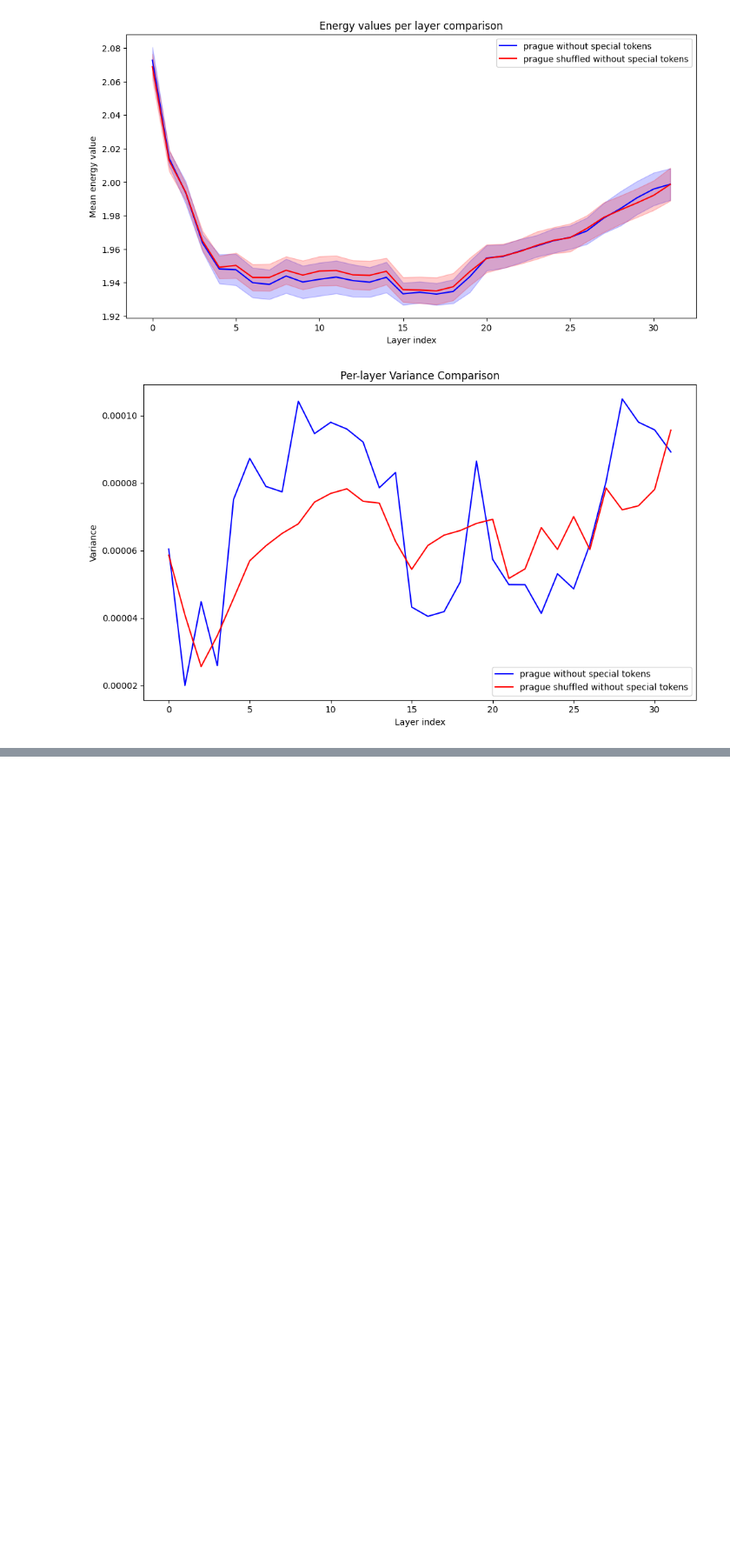
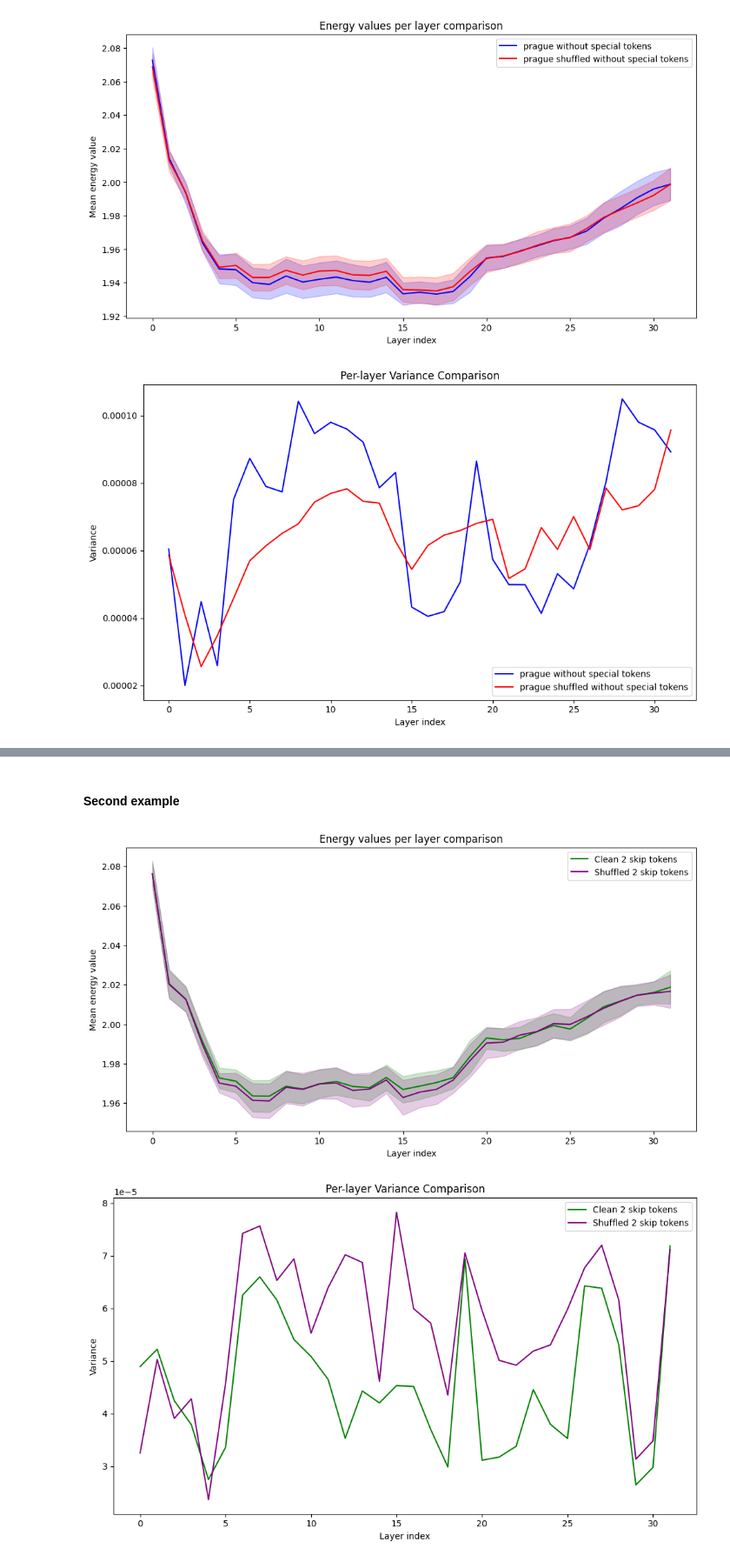
Before and after one commit to joaocnvdias/mech-i-coherence, a Jupyter notebook: vector-fields/development/layer-plot.ipynb, the cells around one changed output, grey strips where cells are left out. Shown at 87% size. Cells and saved outputs as stored; diff of their text form; code cells hidden in the pictures; blank space fills up the shorter version.

```diff
--- a/vector-fields/development/layer-plot.ipynb
+++ b/vector-fields/development/layer-plot.ipynb
@@ -993,0 +770,13 @@ print("Corrected p-values:", results["pvals_corrected"])
+# %% [markdown]
+#### Second example
+# %%
+first_paraphrases_skip_tokens_2 = [
+    ("Clean 2 skip tokens", energy_clean2_skip_tokens, "green"),
+    ("Shuffled 2 skip tokens", energy_shuffled2_skip_tokens, "purple")
+]
+
+mean_and_std_by_layer_plots(first_paraphrases_skip_tokens_2)
+plot_layer_variance(first_paraphrases_skip_tokens_2)
+# %% [output]
+[figure, added]
+[figure, added]
```
Also changed, not shown: parts of 44 cells of this notebook.
